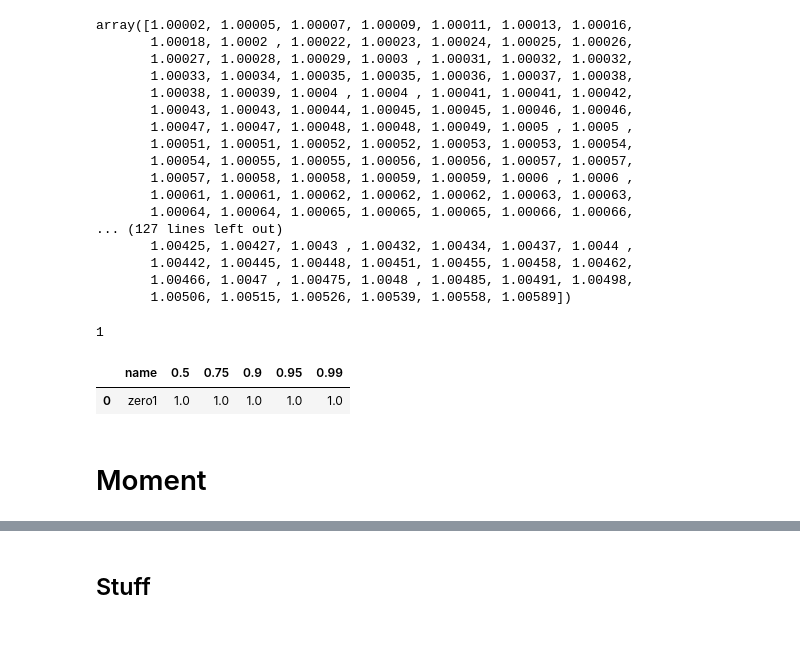
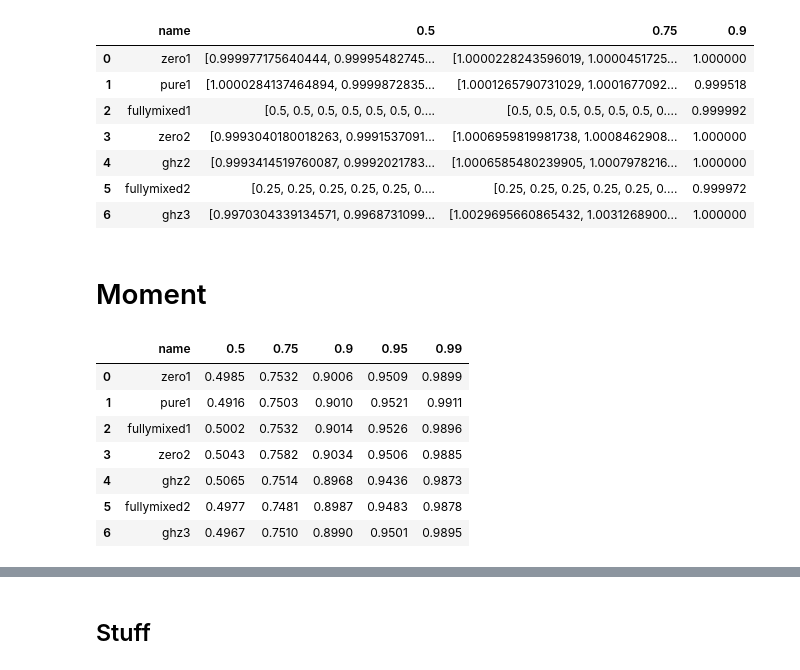
Before and after one commit to nordmtr/quantpy, a Jupyter notebook: notebooks/Verification.ipynb, the cells around one changed output, grey strips where cells are left out. Cells and saved outputs as stored; diff of their text form; code cells hidden in the pictures; blank space fills up the shorter version.

```diff
--- a/notebooks/Verification.ipynb
+++ b/notebooks/Verification.ipynb
@@ -66,7 +63,7 @@ def get_state_verification(state: dict, n_points: int, conf_levels: list[int]):
     noisy_state = target_state
     tmg = qp.StateTomograph(noisy_state)
     tmg.experiment(100000, povm='proj-set')
-    interval = qp.MomentFidelityStateInterval(tmg, n_points=n_points, target_state=target_state)
+    interval = qp.MomentFidelityStateInterval(tmg, target_state=target_state)
     (dist_min, dist_max), CLs = interval(np.linspace(1e-3, 1-1e-3, n_points))
     state_hat = tmg.point_estimate(physical=False)
     distance_hat = 1 - qp.if_dst(state_hat, target_state)
@@ -98,48 +77,30 @@ array([0.99998, 0.99995, 0.99993, 0.99991, 0.99989, 0.99987, 0.99984,
-# %%
-dist_max
-# %% [output]
-array([1.00002, 1.00005, 1.00007, 1.00009, 1.00011, 1.00013, 1.00016,
-       1.00018, 1.0002 , 1.00022, 1.00023, 1.00024, 1.00025, 1.00026,
-       1.00027, 1.00028, 1.00029, 1.0003 , 1.00031, 1.00032, 1.00032,
-       1.00033, 1.00034, 1.00035, 1.00035, 1.00036, 1.00037, 1.00038,
-       1.00038, 1.00039, 1.0004 , 1.0004 , 1.00041, 1.00041, 1.00042,
-       1.00043, 1.00043, 1.00044, 1.00045, 1.00045, 1.00046, 1.00046,
-       1.00047, 1.00047, 1.00048, 1.00048, 1.00049, 1.0005 , 1.0005 ,
-       1.00051, 1.00051, 1.00052, 1.00052, 1.00053, 1.00053, 1.00054,
-       1.00054, 1.00055, 1.00055, 1.00056, 1.00056, 1.00057, 1.00057,
-       1.00057, 1.00058, 1.00058, 1.00059, 1.00059, 1.0006 , 1.0006 ,
-       1.00061, 1.00061, 1.00062, 1.00062, 1.00062, 1.00063, 1.00063,
-       1.00064, 1.00064, 1.00065, 1.00065, 1.00065, 1.00066, 1.00066,
-... (127 lines left out)
-       1.00425, 1.00427, 1.0043 , 1.00432, 1.00434, 1.00437, 1.0044 ,
-       1.00442, 1.00445, 1.00448, 1.00451, 1.00455, 1.00458, 1.00462,
-       1.00466, 1.0047 , 1.00475, 1.0048 , 1.00485, 1.00491, 1.00498,
-       1.00506, 1.00515, 1.00526, 1.00539, 1.00558, 1.00589])
-# %%
-distance_hat
-# %% [output]
-1
 # %%
 N_REPEATS = 100
 N_POINTS = 1000
 CONFIDENCE_LEVELS = [0.5, 0.75, 0.9, 0.95, 0.99]
 
 states_results = defaultdict(list)
 
-for _, state in list(states.iterrows())[:1]:
+for _, state in list(states.iterrows())[:-1]:
     results = Parallel(n_jobs=-2)(
         delayed(get_state_verification)(state, n_points=N_POINTS, conf_levels=CONFIDENCE_LEVELS)
         for i in tqdm(range(N_REPEATS))
     )
     results = np.asarray(results).sum(axis=0) / N_REPEATS
     states_results['name'].append(state['name'])
     for cl, freq in zip(CONFIDENCE_LEVELS, results):
         states_results[cl].append(freq)
 
 pd.DataFrame(states_results)
 # %% [output]
-|  | name | 0.5 | 0.75 | 0.9 | 0.95 | 0.99 |
-| 0 | zero1 | 1.0 | 1.0 | 1.0 | 1.0 | 1.0 |
+|  | name | 0.5 | 0.75 | 0.9 |
+| 0 | zero1 | [0.999977175640444, 0.99995482745... | [1.0000228243596019, 1.0000451725... | 1.000000 |
+| 1 | pure1 | [1.0000284137464894, 0.9999872835... | [1.0001265790731029, 1.0001677092... | 0.999518 |
+| 2 | fullymixed1 | [0.5, 0.5, 0.5, 0.5, 0.5, 0.5, 0.... | [0.5, 0.5, 0.5, 0.5, 0.5, 0.5, 0.... | 0.999992 |
+| 3 | zero2 | [0.9993040180018263, 0.9991537091... | [1.0006959819981738, 1.0008462908... | 1.000000 |
+| 4 | ghz2 | [0.9993414519760087, 0.9992021783... | [1.0006585480239905, 1.0007978216... | 1.000000 |
+| 5 | fullymixed2 | [0.25, 0.25, 0.25, 0.25, 0.25, 0.... | [0.25, 0.25, 0.25, 0.25, 0.25, 0.... | 0.999972 |
+| 6 | ghz3 | [0.9970304339134571, 0.9968731099... | [1.0029695660865432, 1.0031268900... | 1.000000 |
 # %% [markdown]
 # Moment
 # %%
@@ -168,7 +129,7 @@ CONFIDENCE_LEVELS = [0.5, 0.75, 0.9, 0.95, 0.99]
 
 states_results = defaultdict(list)
 
-for _, state in list(states.iterrows()):
+for _, state in list(states.iterrows())[:-1]:
     results = Parallel(n_jobs=-2)(
         delayed(get_state_verification)(state, n_points=N_POINTS, conf_levels=CONFIDENCE_LEVELS)
         for i in tqdm(range(N_REPEATS))
@@ -179,6 +140,15 @@ for _, state in list(states.iterrows()):
         states_results[cl].append(freq)
 
 pd.DataFrame(states_results)
+# %% [output]
+|  | name | 0.5 | 0.75 | 0.9 | 0.95 | 0.99 |
+| 0 | zero1 | 0.4985 | 0.7532 | 0.9006 | 0.9509 | 0.9899 |
+| 1 | pure1 | 0.4916 | 0.7503 | 0.9010 | 0.9521 | 0.9911 |
+| 2 | fullymixed1 | 0.5002 | 0.7532 | 0.9014 | 0.9526 | 0.9896 |
+| 3 | zero2 | 0.5043 | 0.7582 | 0.9034 | 0.9506 | 0.9885 |
+| 4 | ghz2 | 0.5065 | 0.7514 | 0.8968 | 0.9436 | 0.9873 |
+| 5 | fullymixed2 | 0.4977 | 0.7481 | 0.8987 | 0.9483 | 0.9878 |
+| 6 | ghz3 | 0.4967 | 0.7510 | 0.8990 | 0.9501 | 0.9895 |
 # %%
 N_REPEATS = 10000
 N_POINTS = 10000
```
Also changed, not shown: parts of 8 cells of this notebook, 6 other files.
